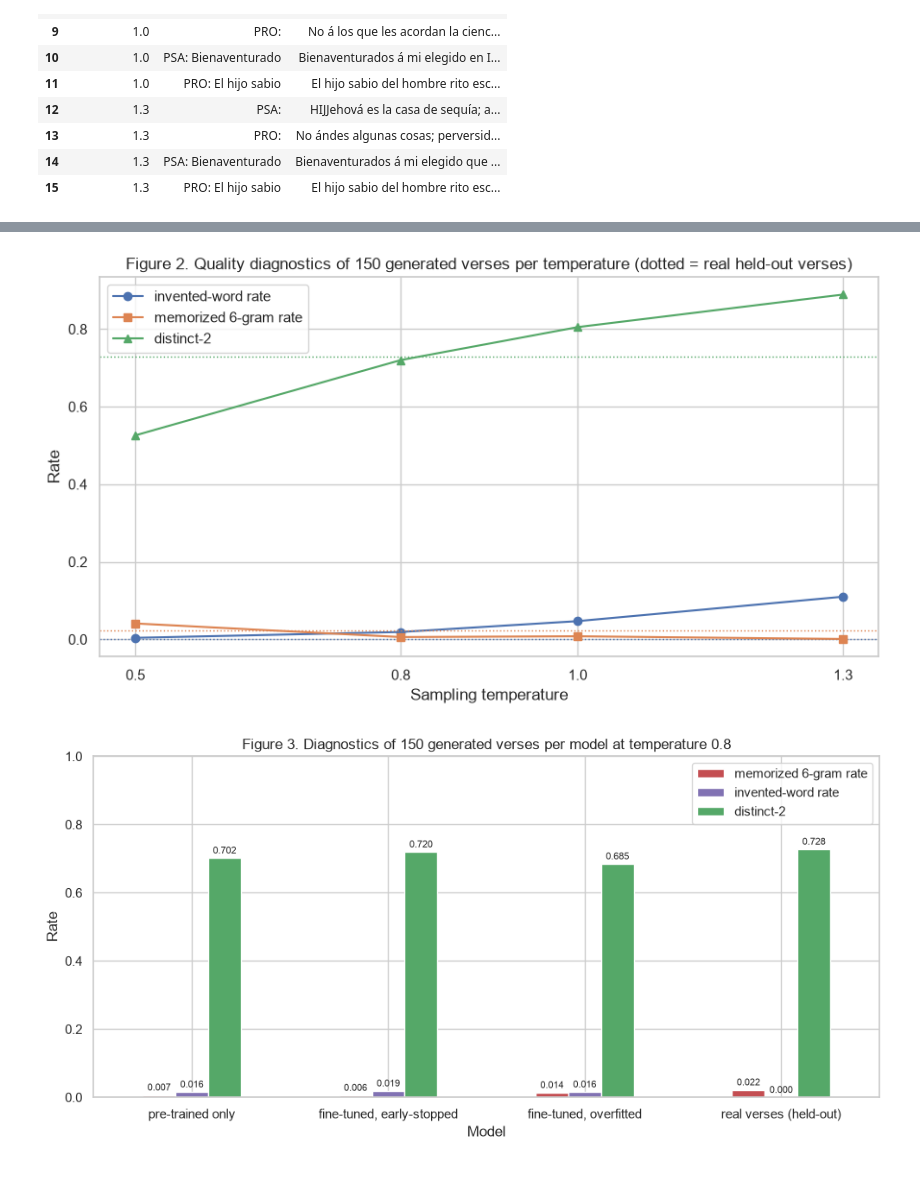
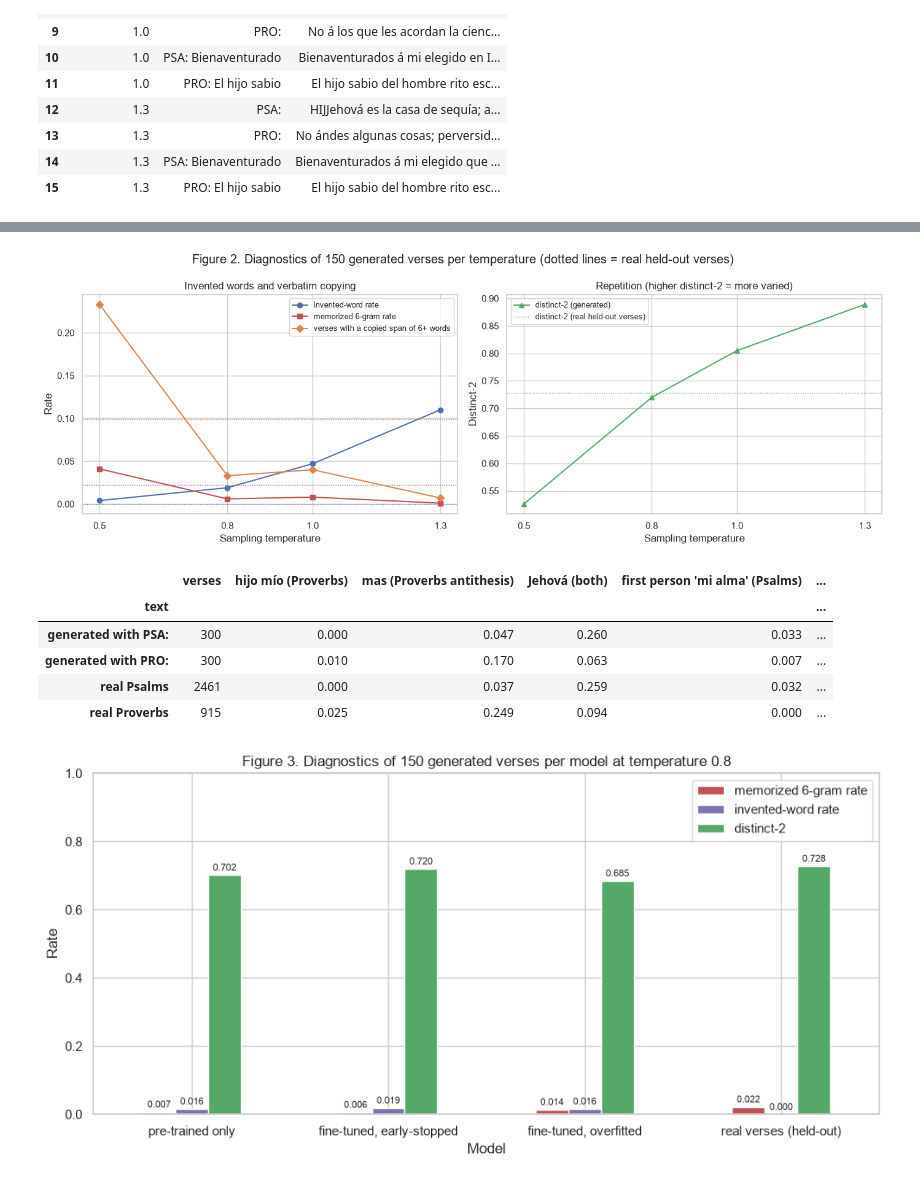
Before and after one commit to arturoappp/generative-ai-applications-project, a Jupyter notebook: generative_model.ipynb, the cells around one changed output, grey strips where cells are left out. Saved outputs shown, nothing was run; the diff lists cells and outputs as text; code cells hidden in the pictures.

Commit message:
Review fixes: copied-span metrics, two-panel Figure 2, prompt style separation, CPU time, PDF font with full Unicode

```diff
--- a/generative_model.ipynb
+++ b/generative_model.ipynb
@@ -543,7 +543,7 @@ def longest_copied_span(words: list[str]) -> int:
 
 
 def evaluate_samples(samples: list[str]) -> dict:
-    """Invented-word rate, 6-gram memorization rate, longest copied span, distinct-2 and median length."""
+    """Invented-word rate, 6-gram memorization rate, share of verses with a 6+ word copy, longest copy, distinct-2 and median length."""
     words = [WORD_RE.findall(s.lower()) for s in samples]
     flat = [w for ws in words for w in ws]
     grams6 = [tuple(ws[i:i + 6]) for ws in words for i in range(len(ws) - 5)]
@@ -551,7 +551,8 @@ def evaluate_samples(samples: list[str]) -> dict:
     return {
         "invented-word rate": sum(w not in bible_words for w in flat) / max(len(flat), 1),
         "memorized 6-gram rate": sum(g in train_6grams for g in grams6) / max(len(grams6), 1),
-        "median longest copied span (words)": float(np.median([longest_copied_span(ws) for ws in words])),
+        "verses with a copied span of 6+ words": float(np.mean([longest_copied_span(ws) >= 6 for ws in words])),
+        "longest copied span (words)": int(max(longest_copied_span(ws) for ws in words)),
         "distinct-2": len(set(bigrams)) / max(len(bigrams), 1),
         "median length (characters)": float(np.median([len(s) for s in samples])),
     }
@@ -598,20 +599,48 @@ model_table
 # %%
 # Figure 2 — how the sampling temperature trades memorization and repetition against invented words
 plot_df = metrics_table.drop(index="real verses (held-out)").reset_index()
-fig, ax = plt.subplots(figsize=(9, 5))
-for col, marker in [("invented-word rate", "o"), ("memorized 6-gram rate", "s"), ("distinct-2", "^")]:
-    ax.plot(plot_df["temperature"], plot_df[col], marker=marker, label=col)
-    ax.axhline(metrics_table.loc["real verses (held-out)", col], ls=":", color=ax.lines[-1].get_color(), lw=1)
-ax.set_title("Figure 2. Quality diagnostics of 150 generated verses per temperature (dotted = real held-out verses)")
-ax.set_xlabel("Sampling temperature")
-ax.set_ylabel("Rate")
-ax.set_xticks(plot_df["temperature"])
-ax.legend()
+real_row = metrics_table.loc["real verses (held-out)"]
+fig, axes = plt.subplots(1, 2, figsize=(14, 5))
+for col, marker, color in [("invented-word rate", "o", "#4C72B0"), ("memorized 6-gram rate", "s", "#C44E52"),
+                           ("verses with a copied span of 6+ words", "D", "#DD8452")]:
+    axes[0].plot(plot_df["temperature"], plot_df[col], marker=marker, color=color, label=col)
+    axes[0].axhline(real_row[col], ls=":", color=color, lw=1)
+axes[0].set_title("Invented words and verbatim copying")
+axes[0].set_ylabel("Rate")
+axes[1].plot(plot_df["temperature"], plot_df["distinct-2"], marker="^", color="#55A868", label="distinct-2 (generated)")
+axes[1].axhline(real_row["distinct-2"], ls=":", color="#55A868", lw=1, label="distinct-2 (real held-out verses)")
+axes[1].set_title("Repetition (higher distinct-2 = more varied)")
+axes[1].set_ylabel("Distinct-2")
+for ax in axes:
+    ax.set_xlabel("Sampling temperature")
+    ax.set_xticks(plot_df["temperature"])
+    ax.legend(fontsize=9)
+fig.suptitle("Figure 2. Diagnostics of 150 generated verses per temperature (dotted lines = real held-out verses)")
 fig.tight_layout()
 fig.savefig(FIG_DIR / "fig2_temperature_diagnostics.png", dpi=150, bbox_inches="tight")
 plt.show()
 # %% [output]
-[figure, old version]
+[figure, new version]
+# %%
+# Does the prompt separate the two styles? Count typical formulas in the generated verses of each prompt
+FORMULAS = {"hijo mío (Proverbs)": r"\bhijo mío\b", "mas (Proverbs antithesis)": r"\bmas\b", "Jehová (both)": r"\bjehová\b",
+            "first person 'mi alma' (Psalms)": r"\bmi alma\b", "Selah (Psalms)": r"\bselah\b"}
+rows = []
+for label, samples in [("generated with PSA:", [s for T in (0.5, 0.8, 1.0, 1.3) for s in generated[T][:N_PER_PROMPT]]),
+                       ("generated with PRO:", [s for T in (0.5, 0.8, 1.0, 1.3) for s in generated[T][N_PER_PROMPT:]]),
+                       ("real Psalms", verses.loc[verses.book == "PSA", "clean"].tolist()),
+                       ("real Proverbs", verses.loc[verses.book == "PRO", "clean"].tolist())]:
+    rows.append({"text": label, "verses": len(samples),
+                 **{name: np.mean([bool(re.search(rx, x.lower())) for x in samples]) for name, rx in FORMULAS.items()}})
+style_table = pd.DataFrame(rows).set_index("text").round(3)
+style_table
+# %% [output]
+|  | verses | hijo mío (Proverbs) | mas (Proverbs antithesis) | Jehová (both) | first person 'mi alma' (Psalms) | ... |
+| text |  |  |  |  |  | ... |
+| generated with PSA: | 300 | 0.000 | 0.047 | 0.260 | 0.033 | ... |
+| generated with PRO: | 300 | 0.010 | 0.170 | 0.063 | 0.007 | ... |
+| real Psalms | 2461 | 0.000 | 0.037 | 0.259 | 0.032 | ... |
+| real Proverbs | 915 | 0.025 | 0.249 | 0.094 | 0.000 | ... |
 # %%
 # Figure 3 — memorization and invented words for the three models at temperature 0.8
 bars = model_table[["memorized 6-gram rate", "invented-word rate", "distinct-2"]]
```
Also changed, not shown: parts of 4 cells of this notebook, 4 other files.
